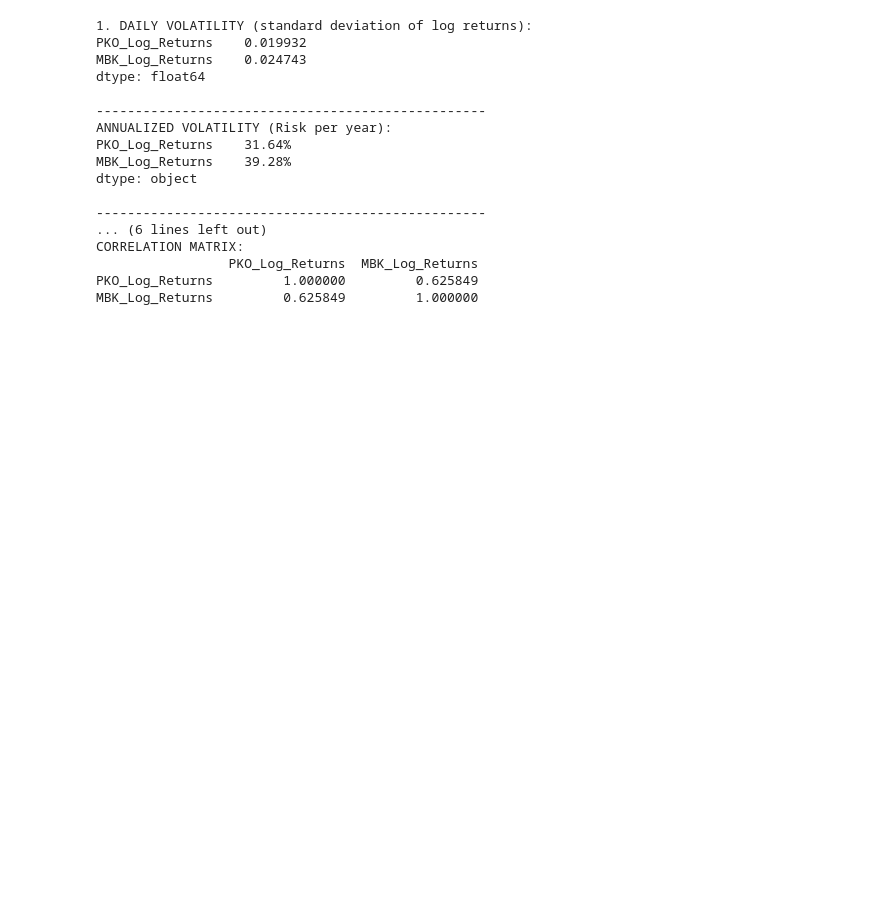
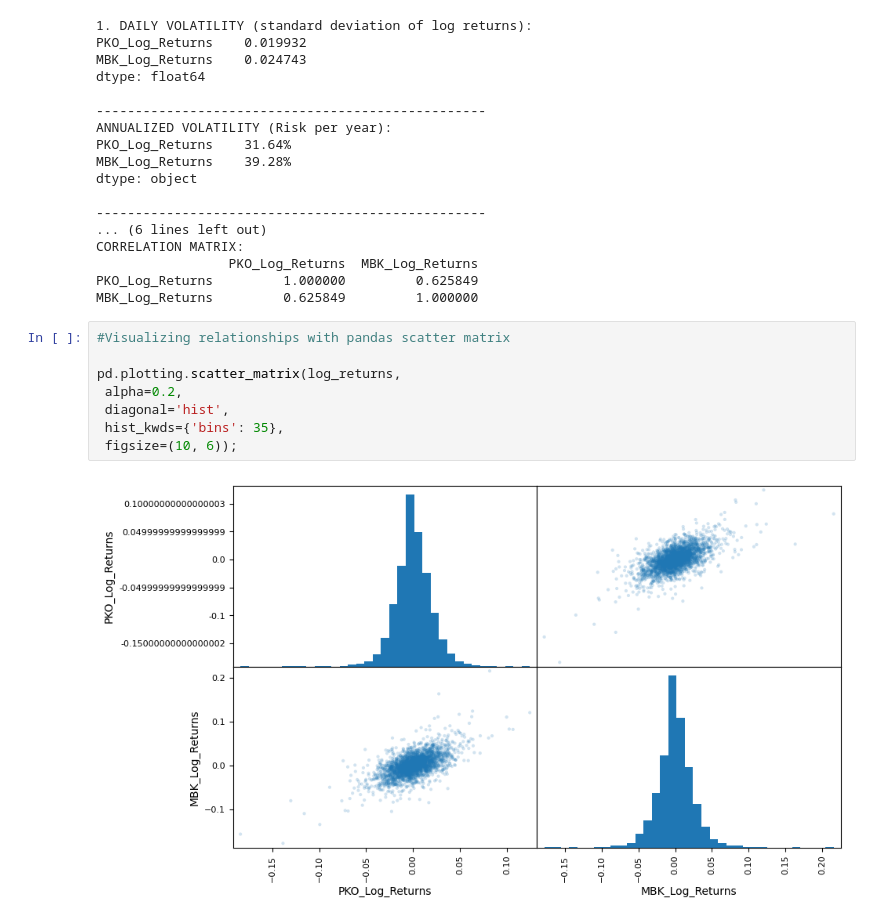
Before and after one commit to matkan11/statistical-arbitrage, a Jupyter notebook: stock_data.ipynb, the cells around one changed output. Drawn from its saved outputs; the diff is of its cells as text; blank space fills up the shorter version.

```diff
--- a/stock_data.ipynb
+++ b/stock_data.ipynb
@@ -126,3 +126,13 @@ CORRELATION MATRIX:
                  PKO_Log_Returns  MBK_Log_Returns
 PKO_Log_Returns         1.000000         0.625849
 MBK_Log_Returns         0.625849         1.000000
+# %%
+#Visualizing relationships with pandas scatter matrix
+
+pd.plotting.scatter_matrix(log_returns,
+ alpha=0.2,
+ diagonal='hist',
+ hist_kwds={'bins': 35},
+ figsize=(10, 6));
+# %% [output]
+[figure, added]
```
Also changed, not shown: parts of 4 cells of this notebook.
